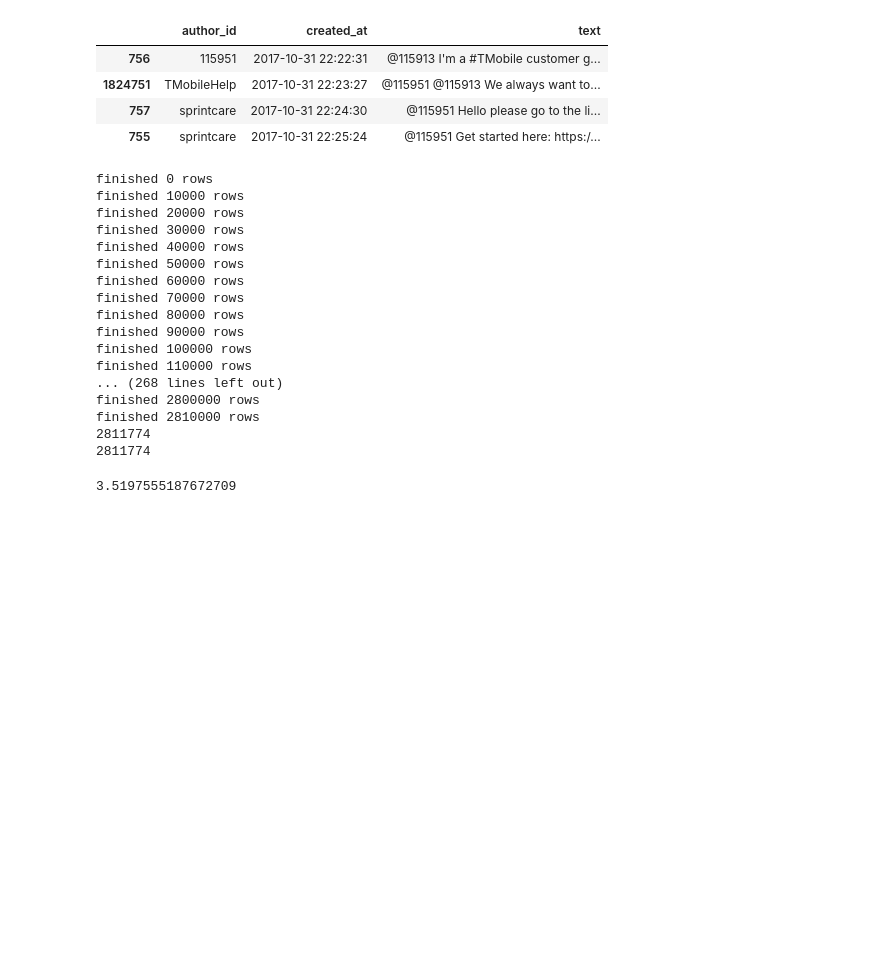
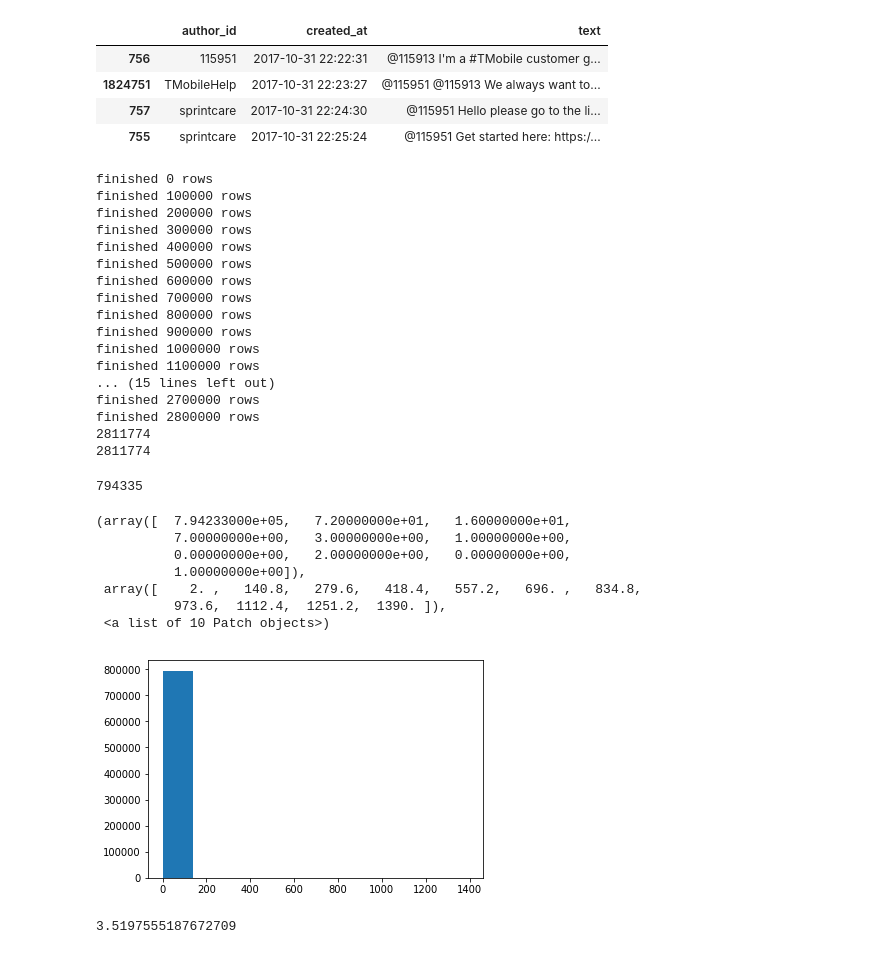
Before and after one commit to tomahawklin/CustomerSupportBot, a Jupyter notebook: DataDescription.ipynb, the cells around one changed output. Cells and saved outputs as stored; diff of their text form; code cells hidden in the pictures; blank space fills up the shorter version.

```diff
--- a/DataDescription.ipynb
+++ b/DataDescription.ipynb
@@ -62,5 +43 @@ df.loc[df['tweet_id'] == 2811774]
-# %%
-a = df['author_id'].tolist()
-# %%
-a = set(a)
 # %%
@@ -180,7 +156,7 @@ candidate = {}
 heap = []
 
 for i in df.index.values:
-    if i % 10000 == 0:
+    if i % 100000 == 0:
         print('finished %d rows' % i)
     t = tweet(df.loc[i])
     key = t.in_response_to_tweet_id
@@ -197,20 +173,20 @@ print(len(heap) + sum([len(candidate[k]) for k in candidate]))
 print(df.shape[0])
 # %% [output]
 finished 0 rows
-finished 10000 rows
-finished 20000 rows
-finished 30000 rows
-finished 40000 rows
-finished 50000 rows
-finished 60000 rows
-finished 70000 rows
-finished 80000 rows
-finished 90000 rows
 finished 100000 rows
-finished 110000 rows
-... (268 lines left out)
+finished 200000 rows
+finished 300000 rows
+finished 400000 rows
+finished 500000 rows
+finished 600000 rows
+finished 700000 rows
+finished 800000 rows
+finished 900000 rows
+finished 1000000 rows
+finished 1100000 rows
+... (15 lines left out)
+finished 2700000 rows
 finished 2800000 rows
-finished 2810000 rows
 2811774
 2811774
 # %%
@@ -230,6 +206,23 @@ for i in range(len(heap)):
             except:
                 pass
         waiting = set(tmp_waiting)
+# %%
+len(heap)
+# %% [output]
+794335
+# %%
+length = [len(h.tweets) for h in heap]
+# %%
+plt.hist(length)
+# %% [output]
+(array([  7.94233000e+05,   7.20000000e+01,   1.60000000e+01,
+          7.00000000e+00,   3.00000000e+00,   1.00000000e+00,
+          0.00000000e+00,   2.00000000e+00,   0.00000000e+00,
+          1.00000000e+00]),
+ array([    2. ,   140.8,   279.6,   418.4,   557.2,   696. ,   834.8,
+          973.6,  1112.4,  1251.2,  1390. ]),
+ <a list of 10 Patch objects>)
+[figure, added]
 # %%
 # Number of tweets in a conversation on average
 np.mean([len(h.tweets) for h in heap])
```
Also changed, not shown: parts of 22 cells of this notebook.
